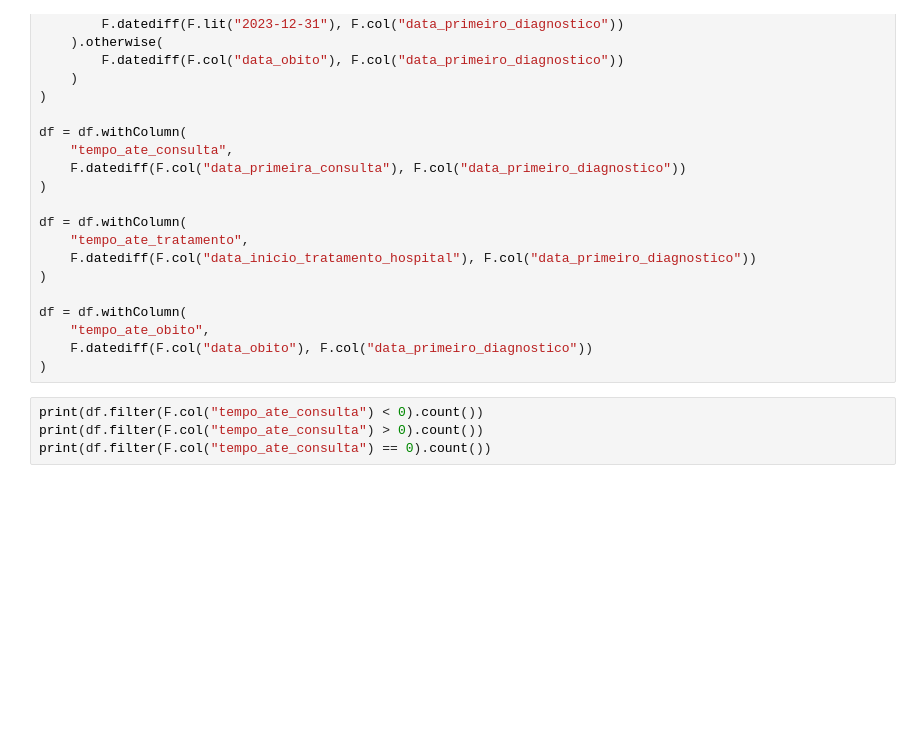
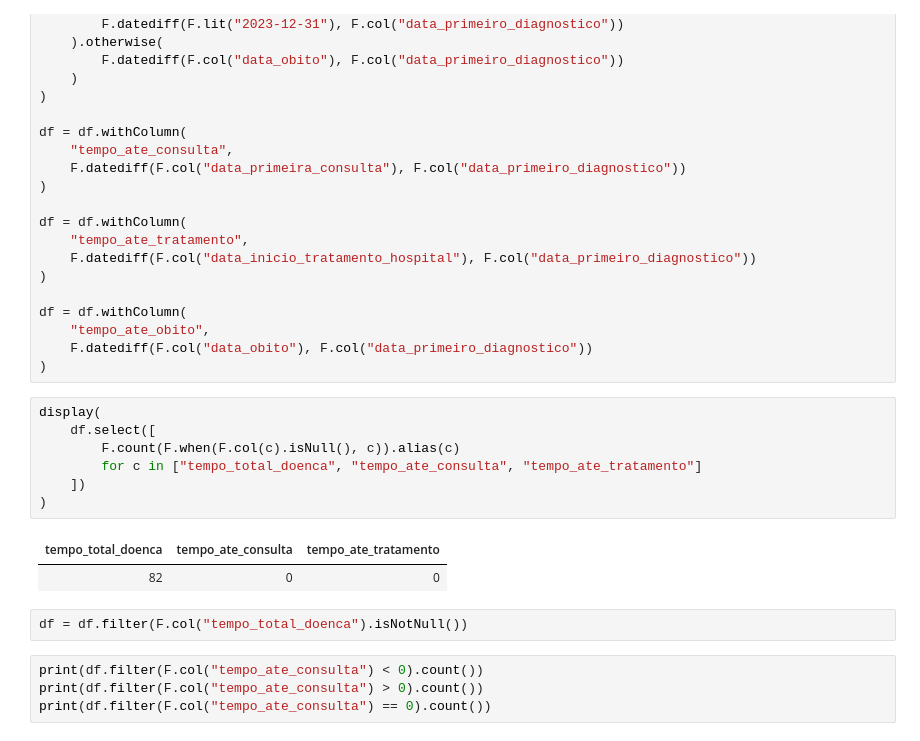
Before and after one commit to Data-Squad-ML/cancer_survival_prediction, a Jupyter notebook: src/cancer_brasil.ipynb, the cells around one changed output. Cells and saved outputs as stored; diff of their text form; blank space fills up the shorter version.

Commit message:
remove nan data, fix data leak rsf (tempo_total_doenca) and run tests

```diff
--- a/src/cancer_brasil.ipynb
+++ b/src/cancer_brasil.ipynb
@@ -571,6 +571,18 @@ df = df.withColumn(
     "tempo_ate_obito",
     F.datediff(F.col("data_obito"), F.col("data_primeiro_diagnostico"))
 )
+# %%
+display(
+    df.select([
+        F.count(F.when(F.col(c).isNull(), c)).alias(c)
+        for c in ["tempo_total_doenca", "tempo_ate_consulta", "tempo_ate_tratamento"]
+    ])
+)
+# %% [output]
+| tempo_total_doenca | tempo_ate_consulta | tempo_ate_tratamento |
+| 82 | 0 | 0 |
+# %%
+df = df.filter(F.col("tempo_total_doenca").isNotNull())
 # %%
 print(df.filter(F.col("tempo_ate_consulta") < 0).count())
 print(df.filter(F.col("tempo_ate_consulta") > 0).count())
```
Also changed, not shown: parts of 12 cells of this notebook.
